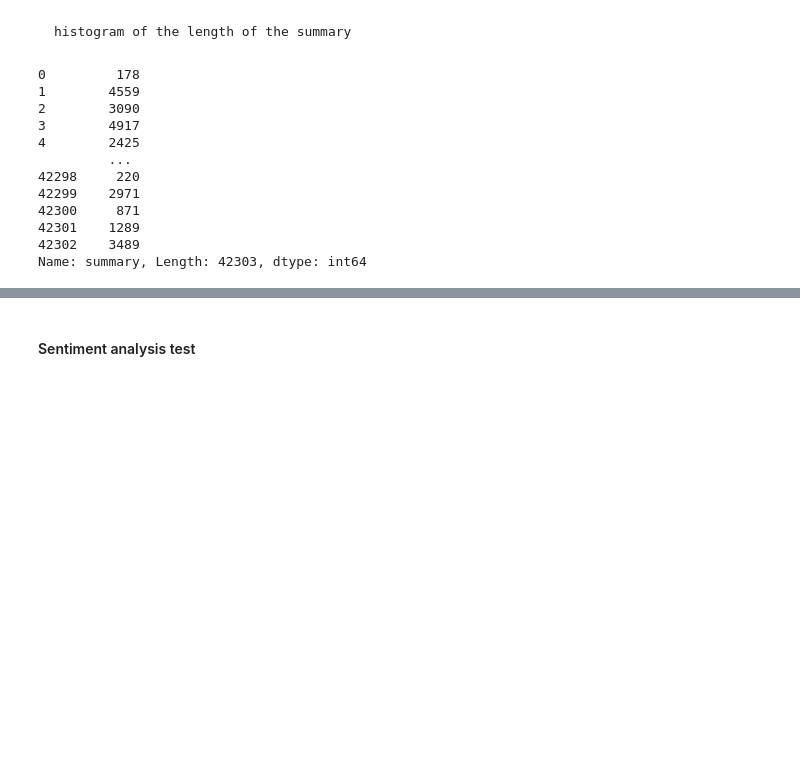
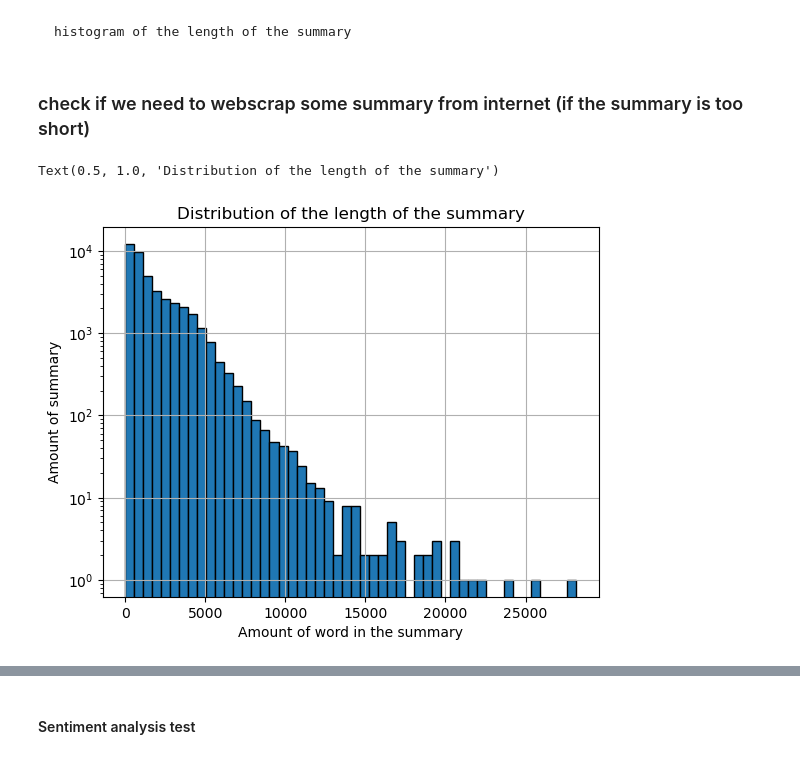
Before and after one commit to epfl-ada/ada-2024-project-dataffoneurs, a Jupyter notebook: data_exploration.ipynb, the cells around one changed output, grey strips where cells are left out. Saved outputs shown, nothing was run; the diff lists cells and outputs as text; code cells hidden in the pictures; blank space fills up the shorter version.

```diff
--- a/data_exploration.ipynb
+++ b/data_exploration.ipynb
@@ -82,26 +86,16 @@ df_test_clean.sample(2)
 # %% [markdown]
     histogram of the length of the summary
+# %% [markdown]
+### check if we need to webscrap some summary from internet (if the summary is too short)
 # %%
 df_length_summary = df_test_clean['summary'].copy(deep=True)
 df_length_summary = df_length_summary.apply(len)
-# %%
-df_length_summary
-# %% [output]
-0         178
-1        4559
-2        3090
-3        4917
-4        2425
-         ...
-42298     220
-42299    2971
-42300     871
-42301    1289
-42302    3489
-Name: summary, Length: 42303, dtype: int64
 # %%
-plt.hist(df_length_summary, bins=50, edgecolor='black')
-plt.xlabel('length of summary')
-plt.ylabel('amount of summary')
-plt.title('distribution of the length of the summary')
-plt.show()
+df_length_summary.hist(bins=50, edgecolor='black')
+plt.yscale('log')
+plt.xlabel('Amount of word in the summary')
+plt.ylabel('Amount of summary')
+plt.title('Distribution of the length of the summary')
+# %% [output]
+Text(0.5, 1.0, 'Distribution of the length of the summary')
+[figure, added]
```
Also changed, not shown: parts of 17 cells of this notebook.
